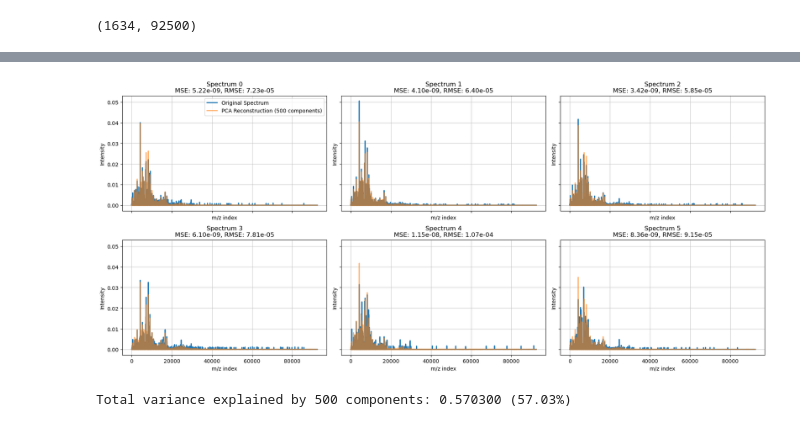
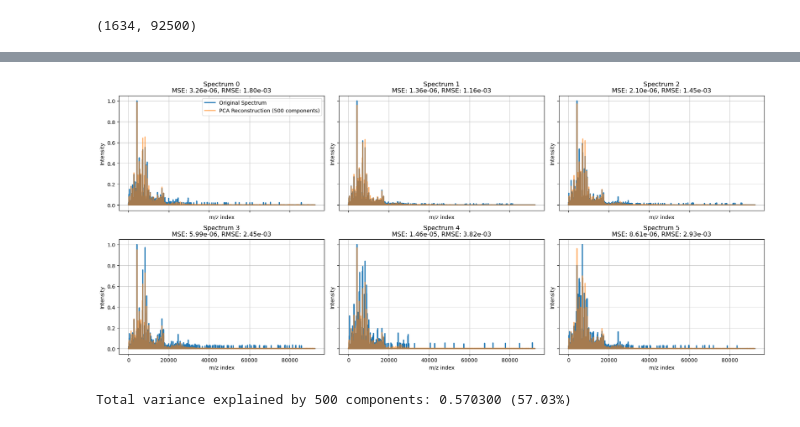
Before and after one commit to Tapiwamaz/HonoursResearch, a Jupyter notebook: Notebooks/PCA.ipynb, the cells around one changed output, grey strips where cells are left out. Saved outputs shown, nothing was run; the diff lists cells and outputs as text; code cells hidden in the pictures.

```diff
--- a/Notebooks/PCA.ipynb
+++ b/Notebooks/PCA.ipynb
@@ -17,7 +17,7 @@ import matplotlib.pyplot as plt
 # X = np.load("../Data/LPS/LPS_LT_1-1660_x.npy")
 # X = np.load("../Data/LPS/LPS_ST_1-1658_x.npy")
 # X = np.load("../Data/LPS/SAL_LT_plasma_1-1658_x.npy")
-X = np.load("../Data/LPS/SAL_ST_1-1657_x.npy")
+X = np.load("../Data/LPS/sal_st_x_x.npy")
 
 
 
@@ -76,26 +76,26 @@ Test RMSE: 0.06693868592744333
 # %%
-num_spectra = 6
+num_spectra = 3
 fig, axes = plt.subplots(2, 3, figsize=(18, 8), sharex=True, sharey=True)
 
 for i, ax in enumerate(axes.flat):
     orig = X_test[i]
     recon = X_test_reconstructed_original[i]
     mse = mean_squared_error(orig.reshape(1, -1), recon.reshape(1, -1))
     rmse = np.sqrt(mse)
 
     ax.plot(orig, label='Original Spectrum', linewidth=2)
     ax.plot(recon, label=f'PCA Reconstruction ({n_components} components)', linewidth=2, alpha=0.6)
     ax.set_title(f'Spectrum {i}\nMSE: {mse:.2e}, RMSE: {rmse:.2e}')
     ax.set_xlabel('m/z index')
     ax.set_ylabel('Intensity')
     ax.grid(True, alpha=0.7)
     if i == 0:
         ax.legend()
 
 plt.tight_layout()
 plt.show()
 # %% [output]
-[figure, old version]
+[figure, new version]
 # %%
 # Print individual variance contribution of each PC
 # print("Individual Principal Component Analysis:")
```
Also changed, not shown: parts of 1 cell of this notebook, 4 other files.
